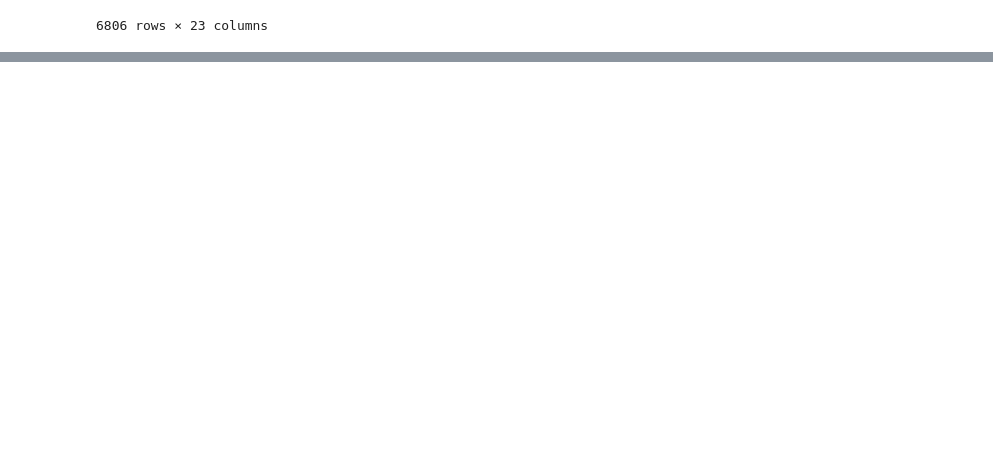
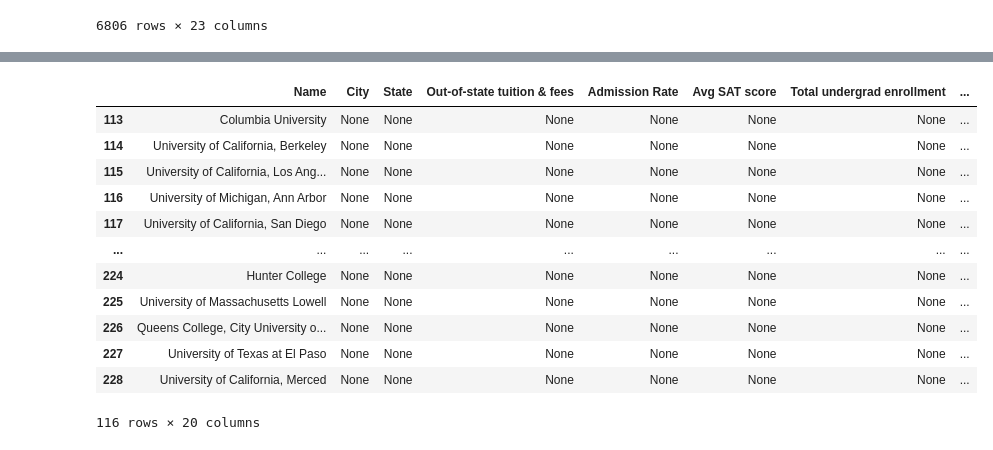
Before and after one commit to mitchklee35/Top-US-Universities-ETL, a Jupyter notebook: bigCSV.ipynb, the cells around one changed output, grey strips where cells are left out. Drawn from its saved outputs; the diff is of its cells as text; code cells hidden in the pictures; blank space fills up the shorter version.

Commit message:
Cleaned some of the data frames.

```diff
--- a/bigCSV.ipynb
+++ b/bigCSV.ipynb
@@ -92,3 +93,8 @@ bigColData_df
 | 6804 | HCI College - Fort Lauderdale Campus | Fort Lauderdale | FL | www.hci.edu/ | 21420.0 | NaN | ... |
 | 6805 | ABC Adult School - Cabrillo Lane | Cerritos | CA | NaN | NaN | NaN | ... |
 6806 rows × 23 columns
+# %%
+big_coll_df = bigColData_df.dropna()
+college_condensed = big_coll_df[['Institution Name','City','State','Out-of-state tuition & fees','Admission Rate','Avg SAT score ','Total undergrad enrollment']]
+college_df = college_condensed.rename(columns={"Institution Name":"Name"})
+college_df
@@ -94,0 +115,24 @@ bigColData_df
+# %%
+rankings_df = pd.read_csv("resources/college_rankings_kaggle.csv")
+US_ranking = rankings_df.loc[rankings_df.country == "USA"]
+US_ranking_2015 = US_ranking.loc[US_ranking.year == 2015]
+US_ranking_2015.dropna()
+US_df = US_ranking_2015.rename(columns={'institution':'Name'})
+# %%
+merged_df = pd.merge(college_df, US_df,on="Name",how="right" )
+merged_2 = merged_df.fillna("None")
+merged_2.loc[merged_2.City == "None"]
+# %% [output]
+|  | Name | City | State | Out-of-state tuition & fees | Admission Rate | Avg SAT score | Total undergrad enrollment | ... |
+| 113 | Columbia University | None | None | None | None | None | None | ... |
+| 114 | University of California, Berkeley | None | None | None | None | None | None | ... |
+| 115 | University of California, Los Ang... | None | None | None | None | None | None | ... |
+| 116 | University of Michigan, Ann Arbor | None | None | None | None | None | None | ... |
+| 117 | University of California, San Diego | None | None | None | None | None | None | ... |
+| ... | ... | ... | ... | ... | ... | ... | ... | ... |
+| 224 | Hunter College | None | None | None | None | None | None | ... |
+| 225 | University of Massachusetts Lowell | None | None | None | None | None | None | ... |
+| 226 | Queens College, City University o... | None | None | None | None | None | None | ... |
+| 227 | University of Texas at El Paso | None | None | None | None | None | None | ... |
+| 228 | University of California, Merced | None | None | None | None | None | None | ... |
+116 rows × 20 columns
```
Also changed, not shown: parts of 2 cells of this notebook, 1 other file.
